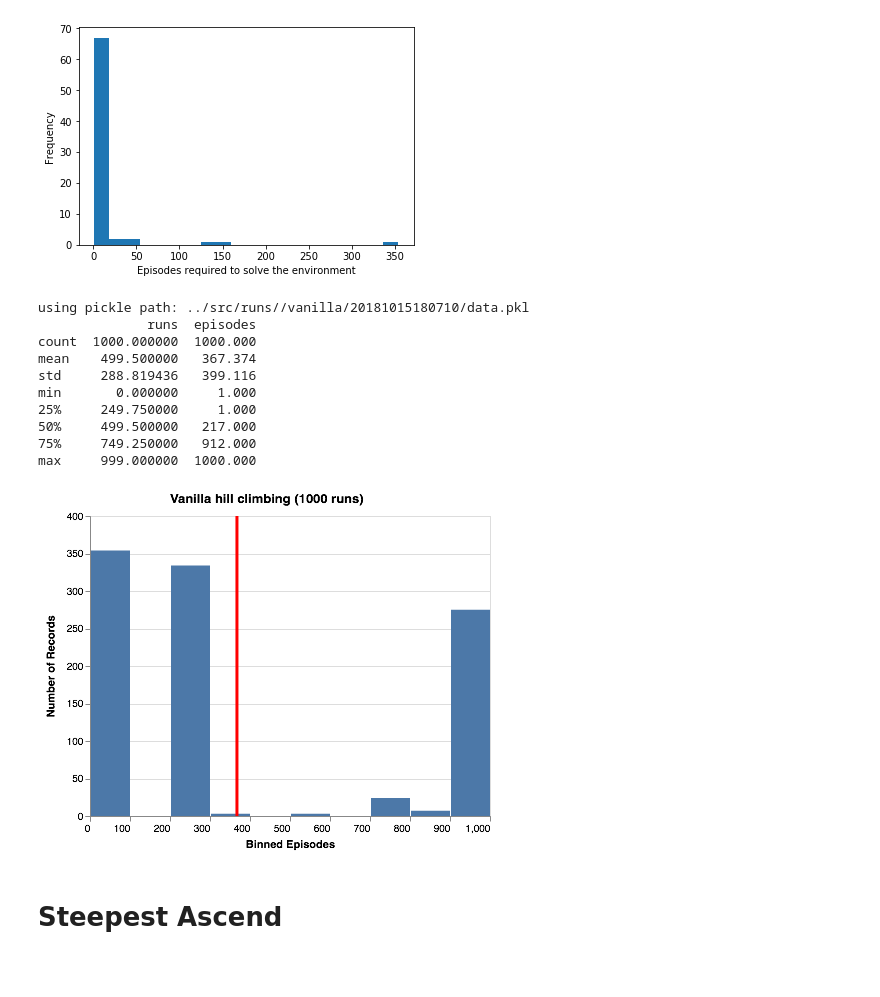
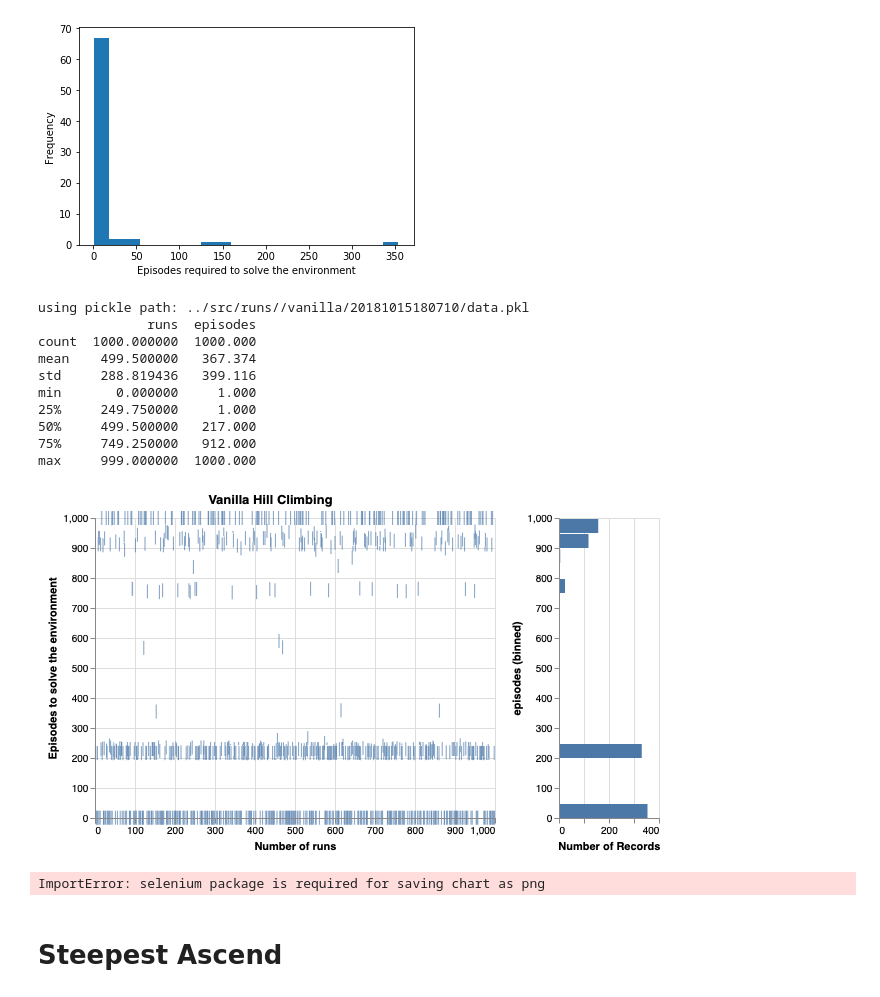
Before and after one commit to katnoria/hill-climbing-agents, a Jupyter notebook: notebooks/analyse.ipynb, the cells around one changed output. Drawn from its saved outputs; the diff is of its cells as text; code cells hidden in the pictures; blank space fills up the shorter version.

Commit message:
Added new visualisations for the website

```diff
--- a/notebooks/analyse.ipynb
+++ b/notebooks/analyse.ipynb
@@ -111,0 +131,10 @@ bar + rule
+# %%
+chart2 = alt.Chart(df).mark_bar().encode(
+    x='count()',
+    y=alt.Y('episodes:Q', bin=alt.Bin(maxbins=30)),
+).properties(
+    width=100,
+    height=300
+)
+
+ticks_chart | chart2
@@ -130,3 +224,24 @@ def plot_altair(df, title=""):
+# %%
+def plot_altair_ticks(df, title=""):
+    chart1 = alt.Chart(df).mark_tick().encode(
+        alt.Y("episodes", title="Episodes to solve the environment"),
+        alt.X("runs", title="Number of runs"),
+        tooltip = ["episodes", 'runs']
+    ).properties(
+        title=title,
+        width=400,
+        height=300
+    )
+
+    chart2 = alt.Chart(df).mark_bar().encode(
+        x='count()',
+        y=alt.Y('episodes:Q', bin=alt.Bin(maxbins=30)),
+    ).properties(
+        width=100,
+        height=300
+    )
+
+    return chart1 | chart2
 # %%
 def plot(data_dir, agent, altair=False, title=""):
     latest_dirname = latest_run(data_dir, agent)
@@ -138,7 +253,9 @@ def plot(data_dir, agent, altair=False, title=""):
     print(df.describe())
 #     return df.plot(x='runs', y='episodes', kind='hist')
     if altair:
-        chart = plot_altair(df, title)
+#         chart = plot_altair(df, title)
+#         chart = plot_altair2(df, title) #added 23nov18
+        chart = plot_altair_ticks(df, title) #added 23nov18
     else:
         chart = df['episodes'].value_counts().plot(kind='hist', bins=20)
         chart.set_xlabel('Episodes required to solve the environment')
@@ -196,20 +313,24 @@ max     999.000000  1000.000
 <matplotlib.axes._subplots.AxesSubplot at 0x...>
 [figure]
 # %%
-chart, vanilla_df = plot(data_dir, 'vanilla', altair=True, title="Vanilla hill climbing (1000 runs)")
+chart, vanilla_df = plot(data_dir, 'vanilla', altair=True, title="Vanilla Hill Climbing")
 chart
 # %% [output]
 using pickle path: ../src/runs//vanilla/20181015180710/data.pkl
               runs  episodes
 count  1000.000000  1000.000
 mean    499.500000   367.374
 std     288.819436   399.116
 min       0.000000     1.000
 25%     249.750000     1.000
 50%     499.500000   217.000
 75%     749.250000   912.000
 max     999.000000  1000.000
-[figure, old version]
+[figure, new version]
+# %%
+chart.save('vanilla.png')
+# %% [output]
+ImportError: selenium package is required for saving chart as png
 # %% [markdown]
 # Steepest Ascend
 # %%
```
Also changed, not shown: parts of 12 cells of this notebook.
